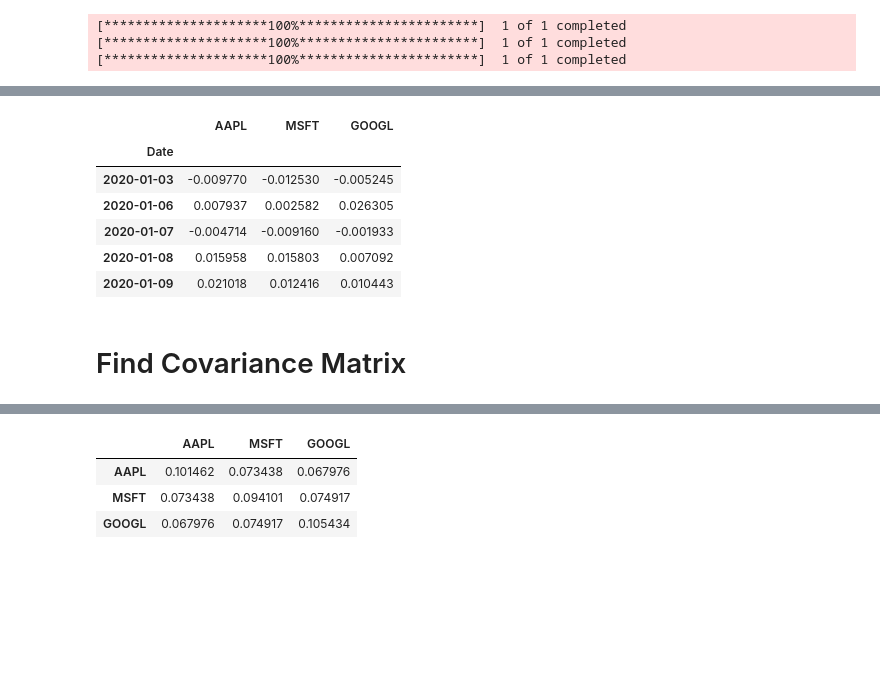
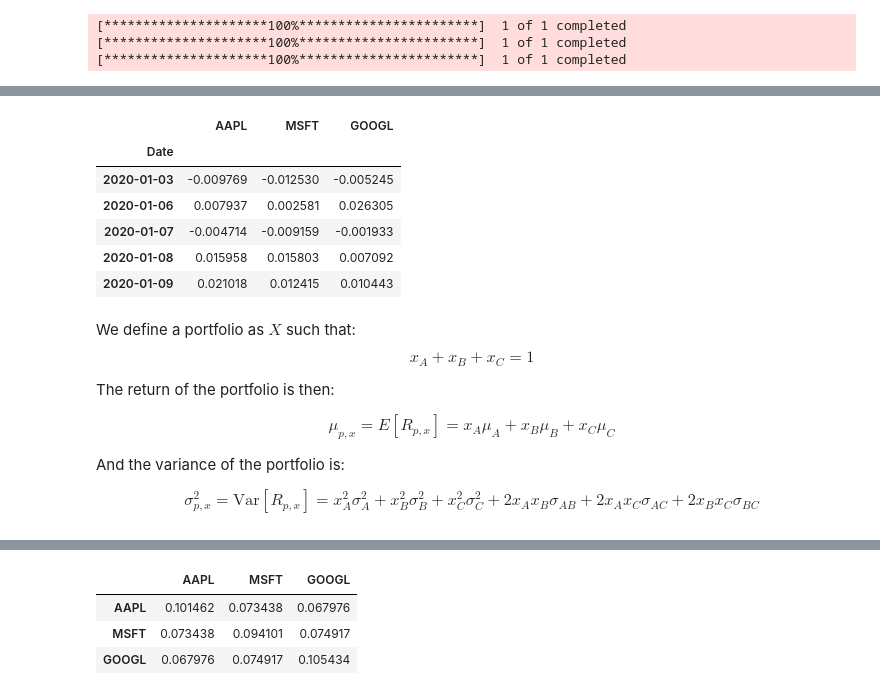
Before and after one commit to tomg223/portfolio-optimization, a Jupyter notebook: notebook.ipynb, the cells around one changed output, grey strips where cells are left out. Saved outputs shown, nothing was run; the diff lists cells and outputs as text; code cells hidden in the pictures; blank space fills up the shorter version.

```diff
--- a/notebook.ipynb
+++ b/notebook.ipynb
@@ -40,15 +43,30 @@ display(hist_data.head())
 # %%
-returns = np.log(hist_data / hist_data.shift(1))
-returns.dropna(inplace=True)
+log_returns = np.log(hist_data / hist_data.shift(1))
+log_returns.dropna(inplace=True)
 
-display(returns.head())
+display(log_returns.head())
 # %% [output]
 |  | AAPL | MSFT | GOOGL |
 | Date |  |  |  |
-| 2020-01-03 | -0.009770 | -0.012530 | -0.005245 |
-| 2020-01-06 | 0.007937 | 0.002582 | 0.026305 |
-| 2020-01-07 | -0.004714 | -0.009160 | -0.001933 |
+| 2020-01-03 | -0.009769 | -0.012530 | -0.005245 |
+| 2020-01-06 | 0.007937 | 0.002581 | 0.026305 |
+| 2020-01-07 | -0.004714 | -0.009159 | -0.001933 |
 | 2020-01-08 | 0.015958 | 0.015803 | 0.007092 |
-| 2020-01-09 | 0.021018 | 0.012416 | 0.010443 |
+| 2020-01-09 | 0.021018 | 0.012415 | 0.010443 |
-# %% [markdown]
-# Find Covariance Matrix
+# %% [markdown]
+We define a portfolio as $X$ such that:
+$$
+x_A + x_B + x_C = 1
+$$
+
+The return of the portfolio is then:
+
+$$
+\mu_{p,x} = E[R_{p,x}] = x_A \mu_A + x_B \mu_B + x_C \mu_C
+$$
+
+And the variance of the portfolio is:
+
+$$
+\sigma_{p,x}^2 = \text{Var}[R_{p,x}] = x_A^2 \sigma_A^2 + x_B^2 \sigma_B^2 + x_C^2 \sigma_C^2 + 2 x_A x_B \sigma_{AB} + 2 x_A x_C \sigma_{AC} + 2 x_B x_C \sigma_{BC}
+$$
```
Also changed, not shown: parts of 17 cells of this notebook, 1 other file.
